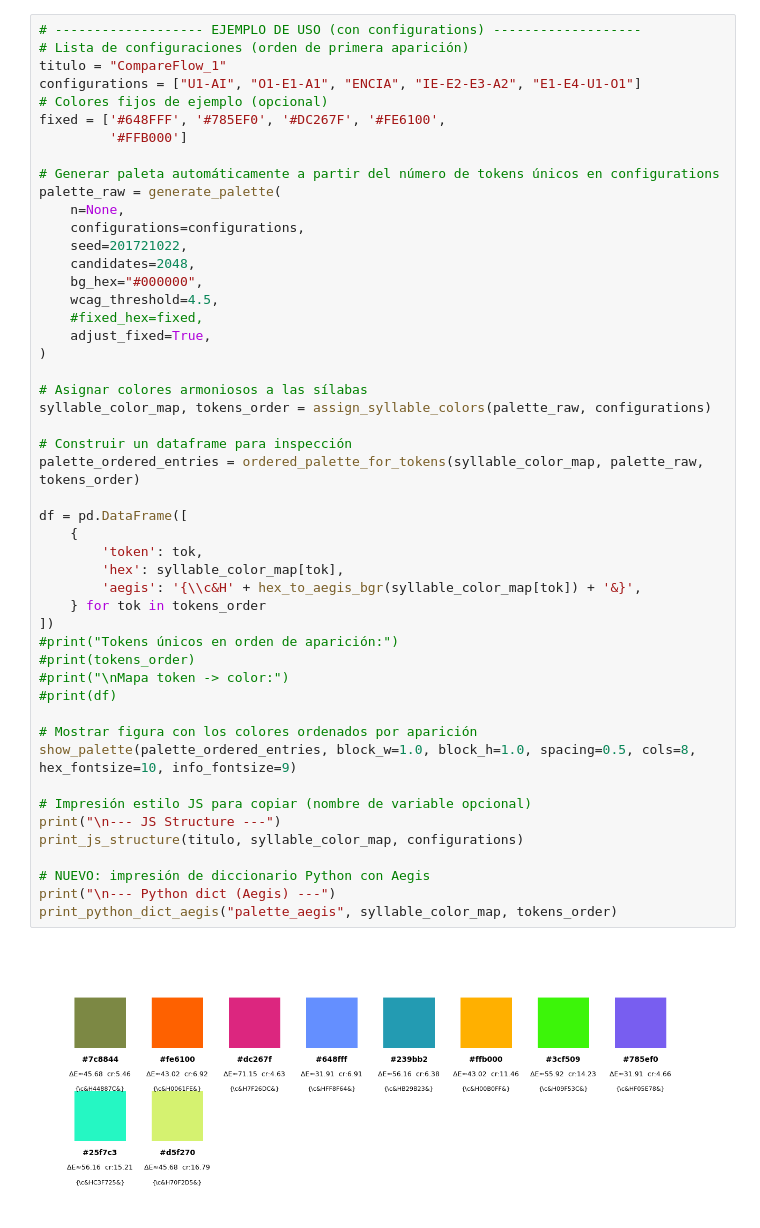
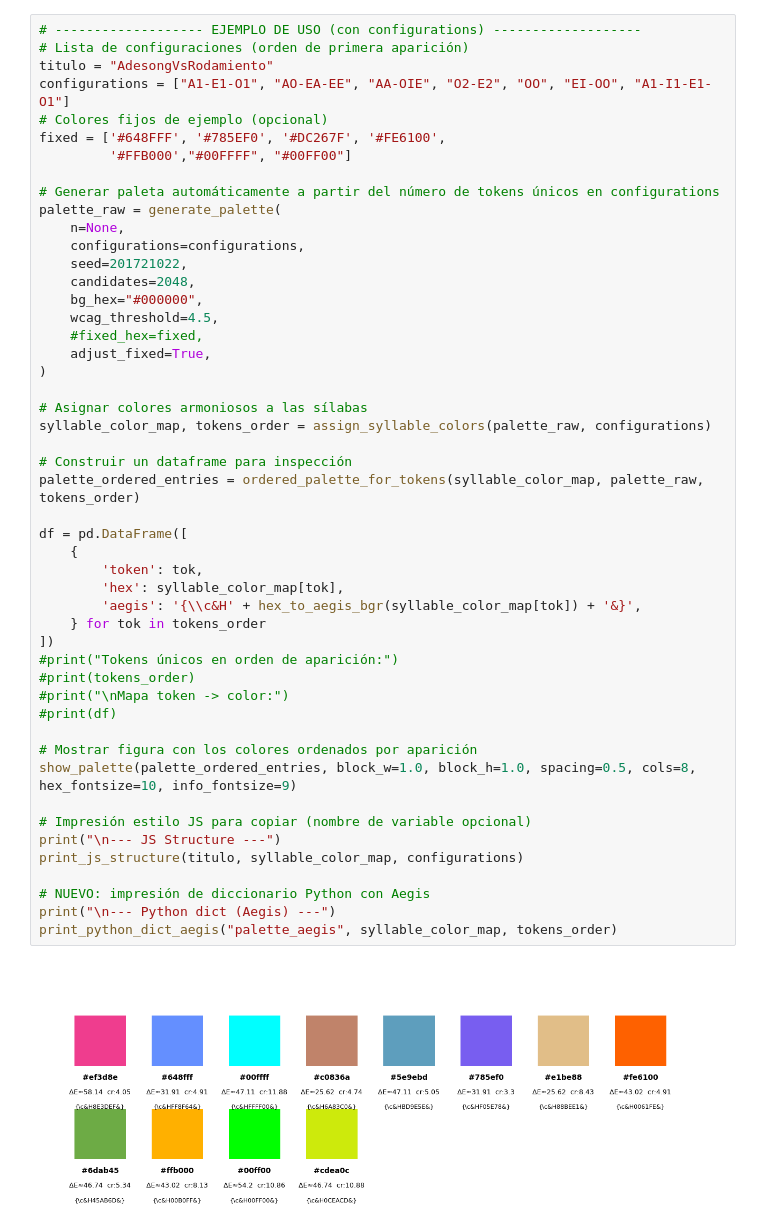
Before and after one commit to juliopchile/video_editing, a Jupyter notebook: TestBench/color_palette.ipynb, the cells around one changed output. Saved outputs shown, nothing was run; the diff lists cells and outputs as text.

```diff
--- a/TestBench/color_palette.ipynb
+++ b/TestBench/color_palette.ipynb
@@ -596,11 +616,11 @@ def show_palette(palette: list[PaletteColor], block_w: float = 1.0, block_h: flo
 # %%
 # ------------------- EJEMPLO DE USO (con configurations) -------------------
 # Lista de configuraciones (orden de primera aparición)
-titulo = "CompareFlow_1"
-configurations = ["U1-AI", "O1-E1-A1", "ENCIA", "IE-E2-E3-A2", "E1-E4-U1-O1"]
+titulo = "AdesongVsRodamiento"
+configurations = ["A1-E1-O1", "AO-EA-EE", "AA-OIE", "O2-E2", "OO", "EI-OO", "A1-I1-E1-O1"]
 # Colores fijos de ejemplo (opcional)
 fixed = ['#648FFF', '#785EF0', '#DC267F', '#FE6100',
-         '#FFB000']
+         '#FFB000',"#00FFFF", "#00FF00"]
 
 # Generar paleta automáticamente a partir del número de tokens únicos en configurations
 palette_raw = generate_palette(
@@ -616,32 +636,32 @@ palette_raw = generate_palette(
 
 # Asignar colores armoniosos a las sílabas
 syllable_color_map, tokens_order = assign_syllable_colors(palette_raw, configurations)
 
 # Construir un dataframe para inspección
 palette_ordered_entries = ordered_palette_for_tokens(syllable_color_map, palette_raw, tokens_order)
 
 df = pd.DataFrame([
     {
         'token': tok,
         'hex': syllable_color_map[tok],
         'aegis': '{\\c&H' + hex_to_aegis_bgr(syllable_color_map[tok]) + '&}',
     } for tok in tokens_order
 ])
 #print("Tokens únicos en orden de aparición:")
 #print(tokens_order)
 #print("\nMapa token -> color:")
 #print(df)
 
 # Mostrar figura con los colores ordenados por aparición
 show_palette(palette_ordered_entries, block_w=1.0, block_h=1.0, spacing=0.5, cols=8, hex_fontsize=10, info_fontsize=9)
 
 # Impresión estilo JS para copiar (nombre de variable opcional)
 print("\n--- JS Structure ---")
 print_js_structure(titulo, syllable_color_map, configurations)
 
 # NUEVO: impresión de diccionario Python con Aegis
 print("\n--- Python dict (Aegis) ---")
 print_python_dict_aegis("palette_aegis", syllable_color_map, tokens_order)
 # %% [output]
-[figure, old version]
+[figure, new version]
 --- JS Structure ---
```
Also changed, not shown: parts of 2 cells of this notebook, 3 other files.
